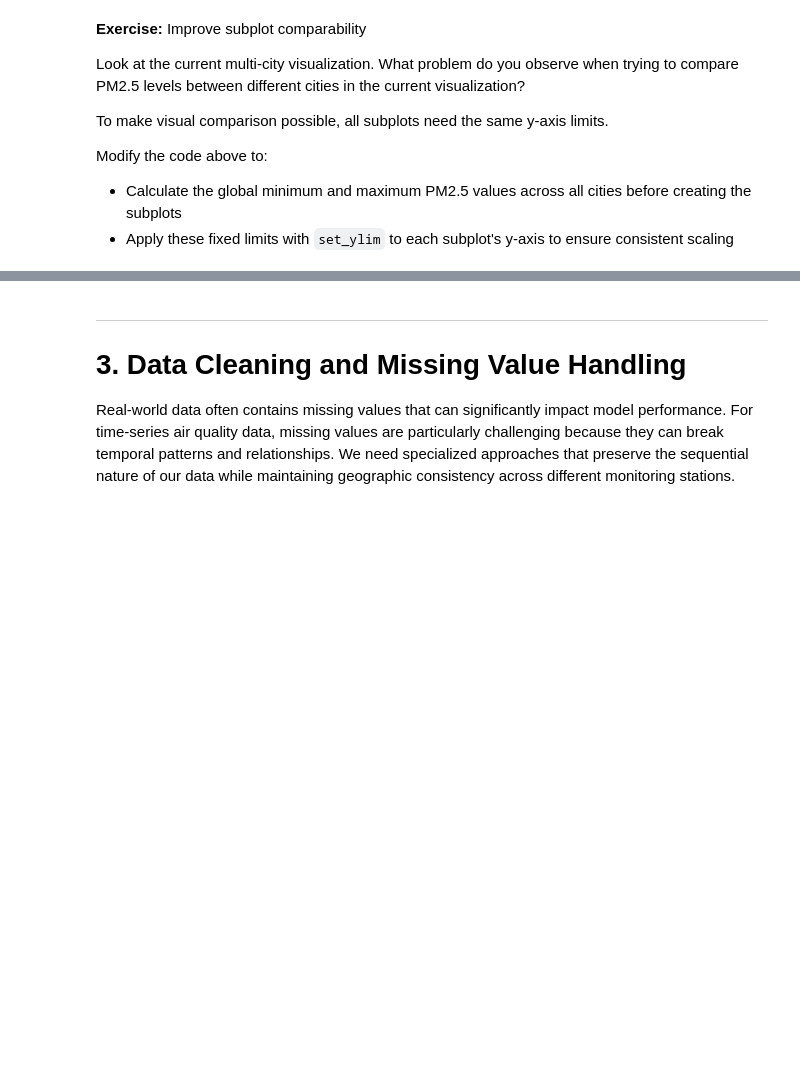
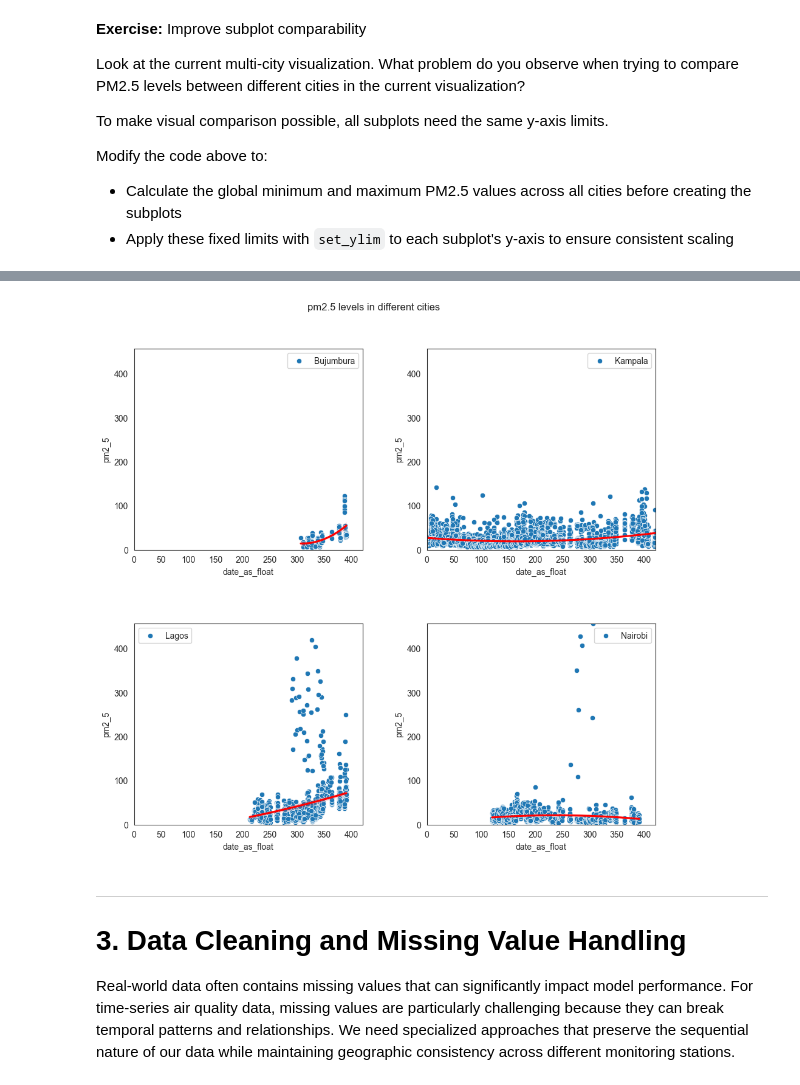
Before and after one commit to PierreAHignard/NLP-Spam-Detection, a Jupyter notebook: notebooks/air_quality_todo.ipynb, the cells around one changed output, grey strips where cells are left out. Saved outputs shown, nothing was run; the diff lists cells and outputs as text; code cells hidden in the pictures; blank space fills up the shorter version.

```diff
--- a/notebooks/air_quality_todo.ipynb
+++ b/notebooks/air_quality_todo.ipynb
@@ -219,5 +304,17 @@ Modify the code above to:
 # %%
-# TODO Create 2x2 subplot structure for all cities with the same max y value
+# and for the date also
+
+date_min = min(train_DS['date_as_float'])
+date_max = max(train_DS['date_as_float'])
+
+for ax in axes:
+    ax.set_xlim(left=date_min, right=date_max)
+
+fig.set_size_inches(10, 10)
+
+fig
+# %% [output]
+[figure, added]
 # %% [markdown]
 ***
 # 3. Data Cleaning and Missing Value Handling
```
Also changed, not shown: parts of 18 cells of this notebook.
